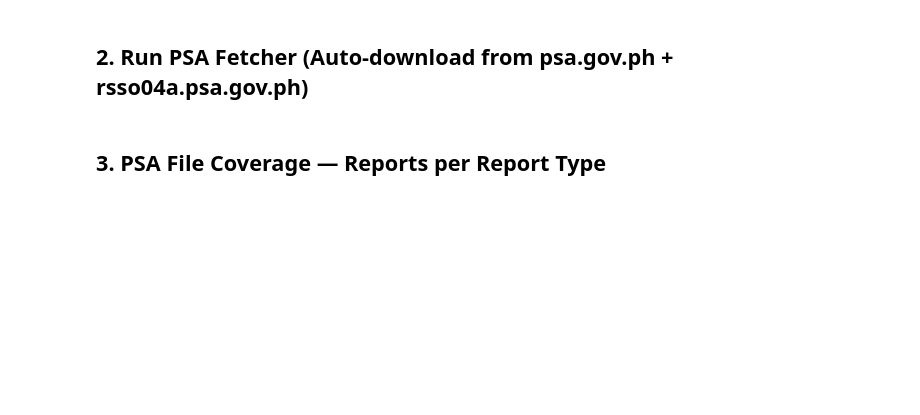
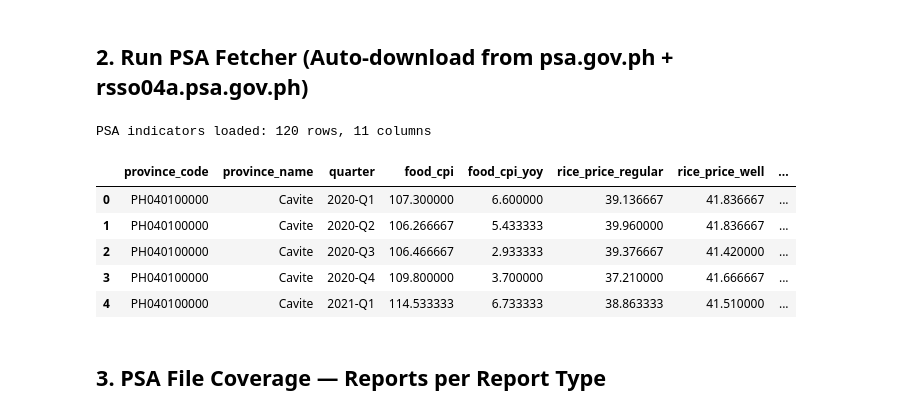
Before and after one commit to gwenndestura/aipheed, a Jupyter notebook: backend/notebooks/01_eda.ipynb, the cells around one changed output. Drawn from its saved outputs; the diff is of its cells as text; code cells hidden in the pictures; blank space fills up the shorter version.

```diff
--- a/backend/notebooks/01_eda.ipynb
+++ b/backend/notebooks/01_eda.ipynb
@@ -58,3 +55,23 @@ psa_df.head(10)
+# %%
+# In v2 the PSA pipeline uses the OpenStat PXWeb API (rsso04a is Cloudflare-blocked).
+# All primary-data parquets are pre-built by run_primary_data_collection.py.
+# We load psa_indicators.parquet here as the canonical PSA snapshot for EDA.
+from pathlib import Path
+import pandas as pd
+
+psa_df = pd.read_parquet(Path('../data/processed/psa_indicators.parquet'))
+psa_df['report_type'] = 'psa_openstat_indicator'
+psa_df['year_quarter'] = psa_df['quarter']
+print(f'PSA indicators loaded: {len(psa_df)} rows, {psa_df.shape[1]} columns')
+psa_df.head()
+# %% [output]
+PSA indicators loaded: 120 rows, 11 columns
+|  | province_code | province_name | quarter | food_cpi | food_cpi_yoy | rice_price_regular | rice_price_well | ... |
+| 0 | PH040100000 | Cavite | 2020-Q1 | 107.300000 | 6.600000 | 39.136667 | 41.836667 | ... |
+| 1 | PH040100000 | Cavite | 2020-Q2 | 106.266667 | 5.433333 | 39.960000 | 41.836667 | ... |
+| 2 | PH040100000 | Cavite | 2020-Q3 | 106.466667 | 2.933333 | 39.376667 | 41.420000 | ... |
+| 3 | PH040100000 | Cavite | 2020-Q4 | 109.800000 | 3.700000 | 37.210000 | 41.666667 | ... |
+| 4 | PH040100000 | Cavite | 2021-Q1 | 114.533333 | 6.733333 | 38.863333 | 41.510000 | ... |
 # %% [markdown]
 ## 3. PSA File Coverage — Reports per Report Type
 # %%
```
Also changed, not shown: parts of 11 cells of this notebook, 32 other files.
